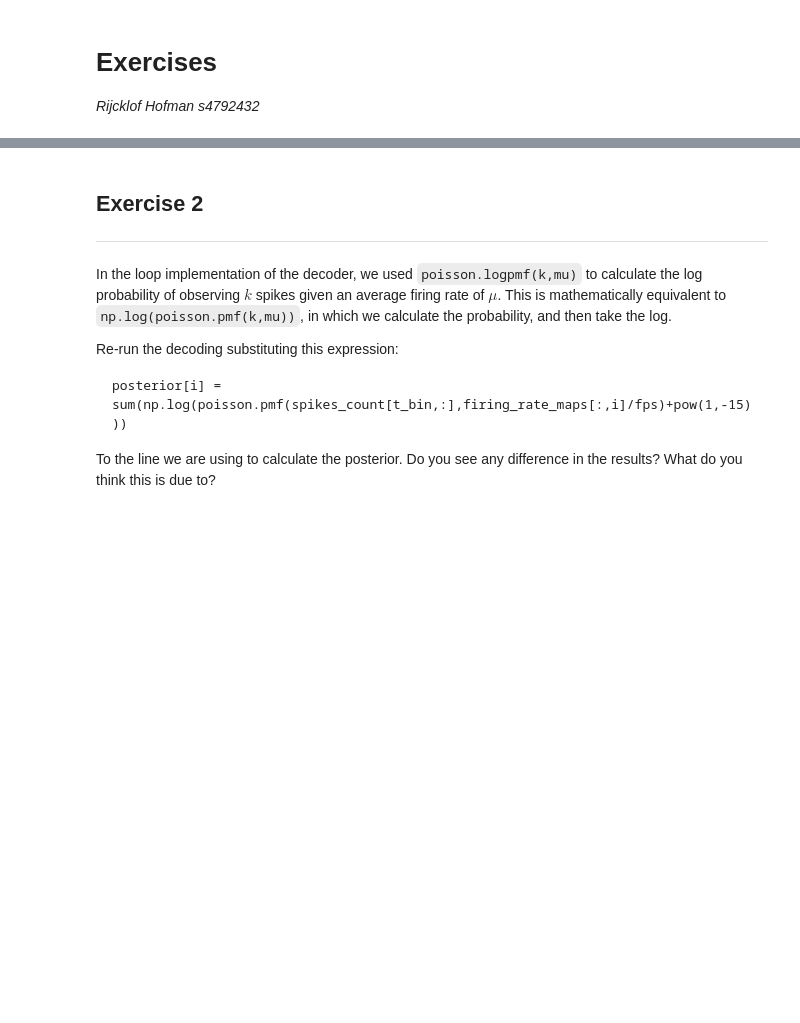
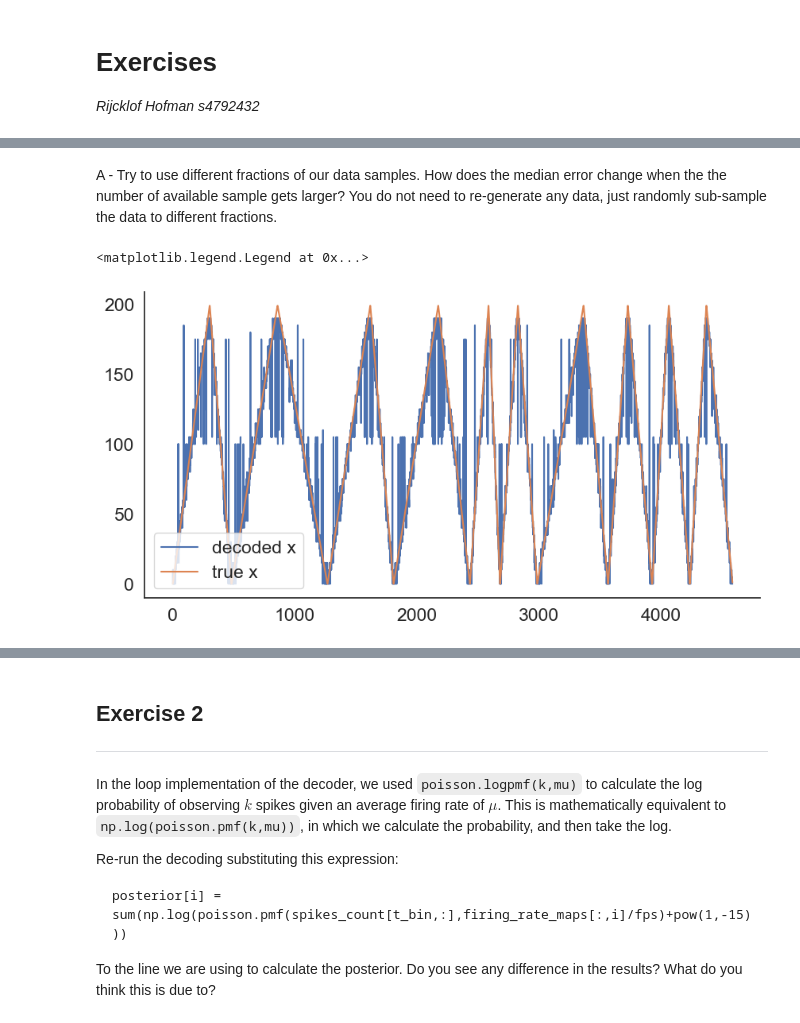
Before and after one commit to rhofm/Neuro-analysis, a Jupyter notebook: population-methods-main/01-bayes-decoding/exercises.ipynb, the cells around one changed output, grey strips where cells are left out. Saved outputs shown, nothing was run; the diff lists cells and outputs as text; code cells hidden in the pictures; blank space fills up the shorter version.

Commit message:
Most assignments are done, only CaImAn and Bayes Decoding still have to be doen

```diff
--- a/population-methods-main/01-bayes-decoding/exercises.ipynb
+++ b/population-methods-main/01-bayes-decoding/exercises.ipynb
@@ -3,0 +29,44 @@ _Rijcklof Hofman s4792432_
+# %%
+#code: data import
+data_file = 'data/linear_track_data.pickle'
+with open(data_file, 'rb') as handle:
+    data = pickle.load(handle)
+
+x,t,spikes = data['x'],data['t'],data['spikes']
+track_length = data['track_length']
+fps = data['fps']
+n_cells = len(spikes)
+# %% [markdown]
+A - Try to use different fractions of our data samples. How does the median error change when the the number of available sample gets larger? You do not need to re-generate any data, just randomly sub-sample the data to different fractions.
+# %%
+# we compute the poistion at which each spike was emitted
+spike_positions = [np.interp(s, t, x) for s in spikes]
+space_bins = np.arange(0., track_length, 5.) # binning in bins of 5 cms
+
+# we compute histograms for each cell
+spikes_hist= [np.histogram(s, space_bins)[0] for s in spike_positions]
+spikes_hist = np.asarray(spikes_hist)
+
+# we also need an "occupancy histogram" in order to normalize the firing rates maps
+occupancy = np.histogram(x, space_bins)[0] /  fps
+
+firing_rate_maps = spikes_hist / occupancy
+
+spikes_count= [np.histogram(s,t)[0] for s in spikes]
+spikes_count = np.asarray(spikes_count).T # we transpose the matrix to have the more familiar (samples x features) shape
+# %%
+epsilon = pow(1,-10)
+log_posteriors = spikes_count @ np.log(firing_rate_maps+epsilon) - (1./fps)*np.sum(firing_rate_maps, axis=0) #+ np.log(prior + epsilon)
+
+x_parallel = [space_bins[np.argmax(P)] for P in log_posteriors]
+# %%
+true_x = x[:-1] # get rid of last timepoint to have same length as binned spikes
+decoding_times = t[:-1]
+
+plt.figure(figsize=(10,5))
+plt.plot(x_parallel,label= 'decoded x')
+plt.plot(true_x,label = 'true x')
+plt.legend()
+# %% [output]
+<matplotlib.legend.Legend at 0x...>
+[figure, added]
```
Also changed, not shown: parts of 5 cells of this notebook, 10 other files.
